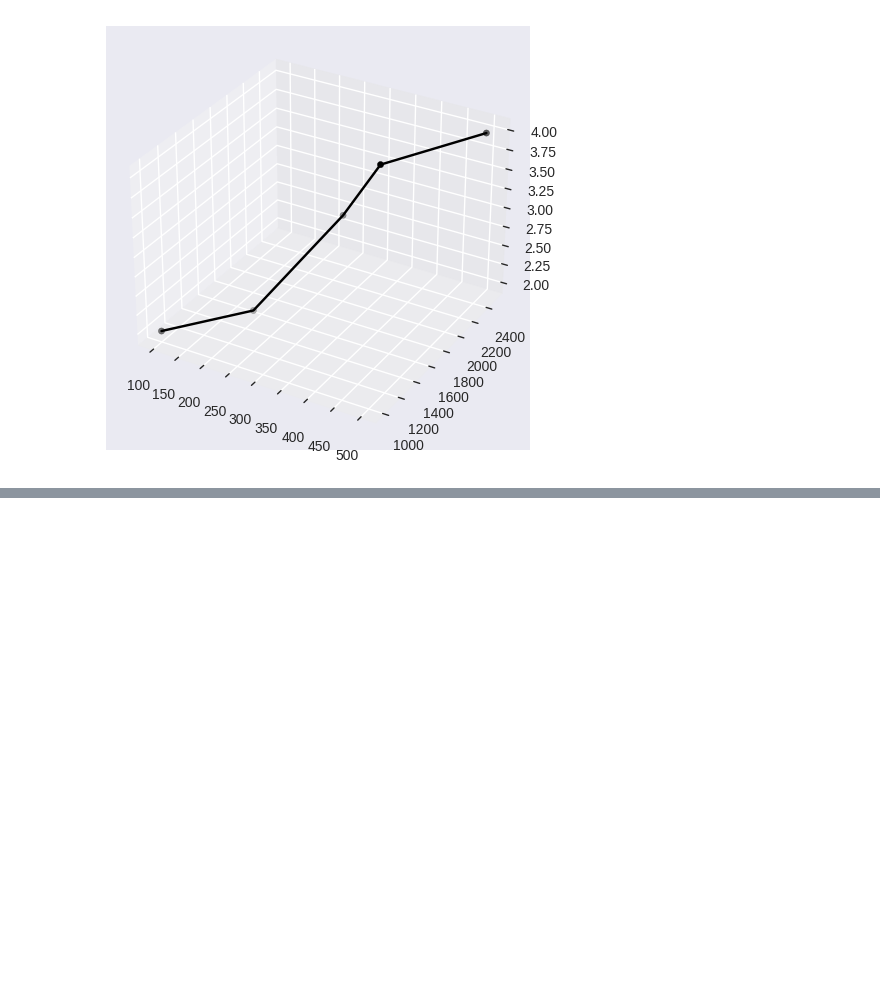
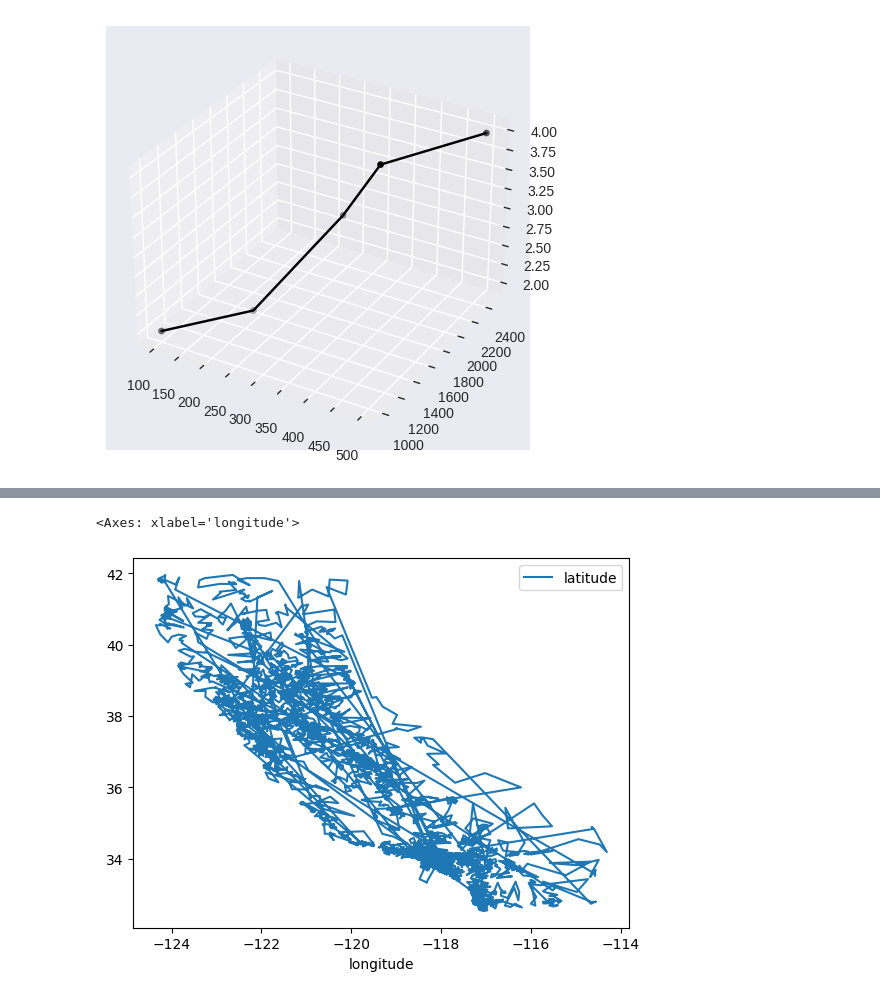
Before and after one commit to HebaSedik/machine-learning, a Jupyter notebook: matplotlib.ipynb, the cells around one changed output, grey strips where cells are left out. Cells and saved outputs as stored; diff of their text form; code cells hidden in the pictures; blank space fills up the shorter version.

```diff
--- a/matplotlib.ipynb
+++ b/matplotlib.ipynb
@@ -142,0 +194,5 @@ plt.show()
+# %%
+df_house.plot(x='longitude',y= 'latitude')
+# %% [output]
+<Axes: xlabel='longitude'>
+[figure, added]
```
Also changed, not shown: parts of 14 cells of this notebook.
